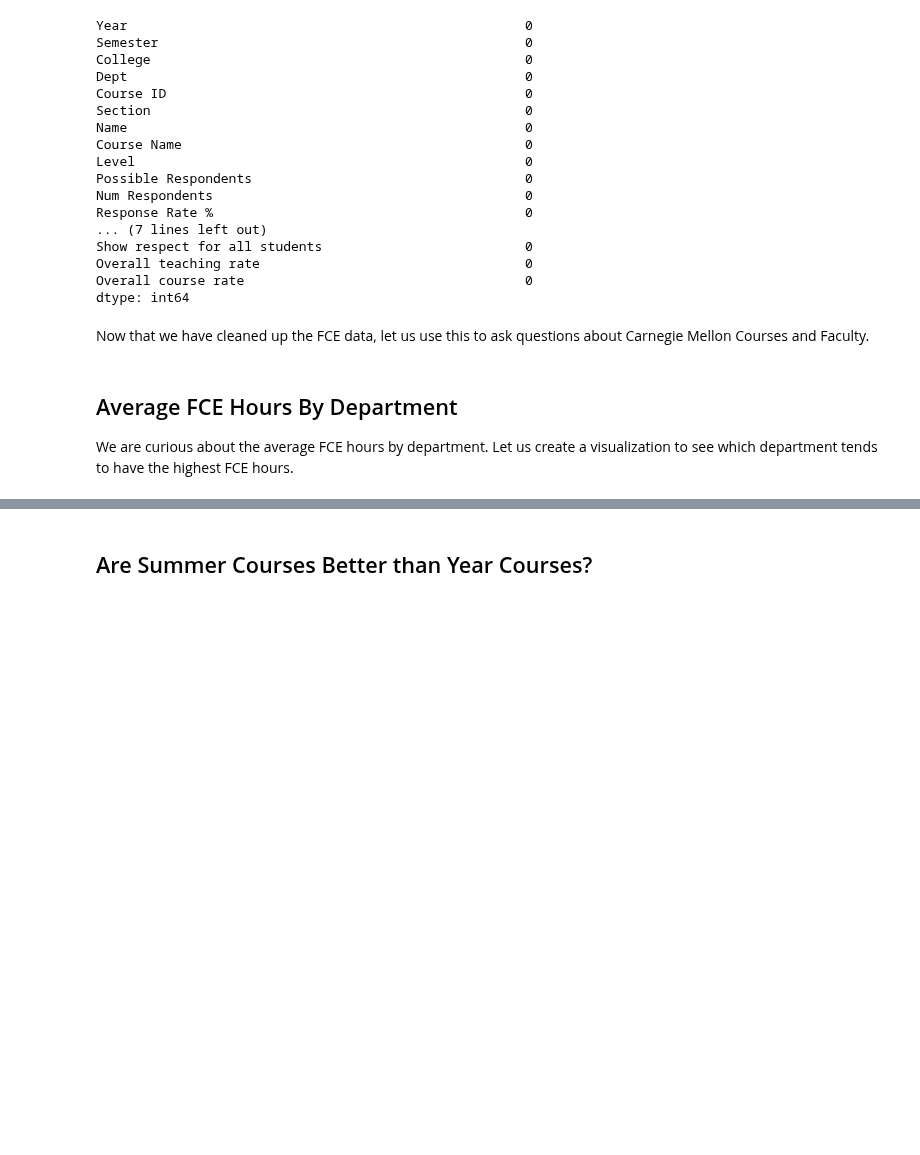
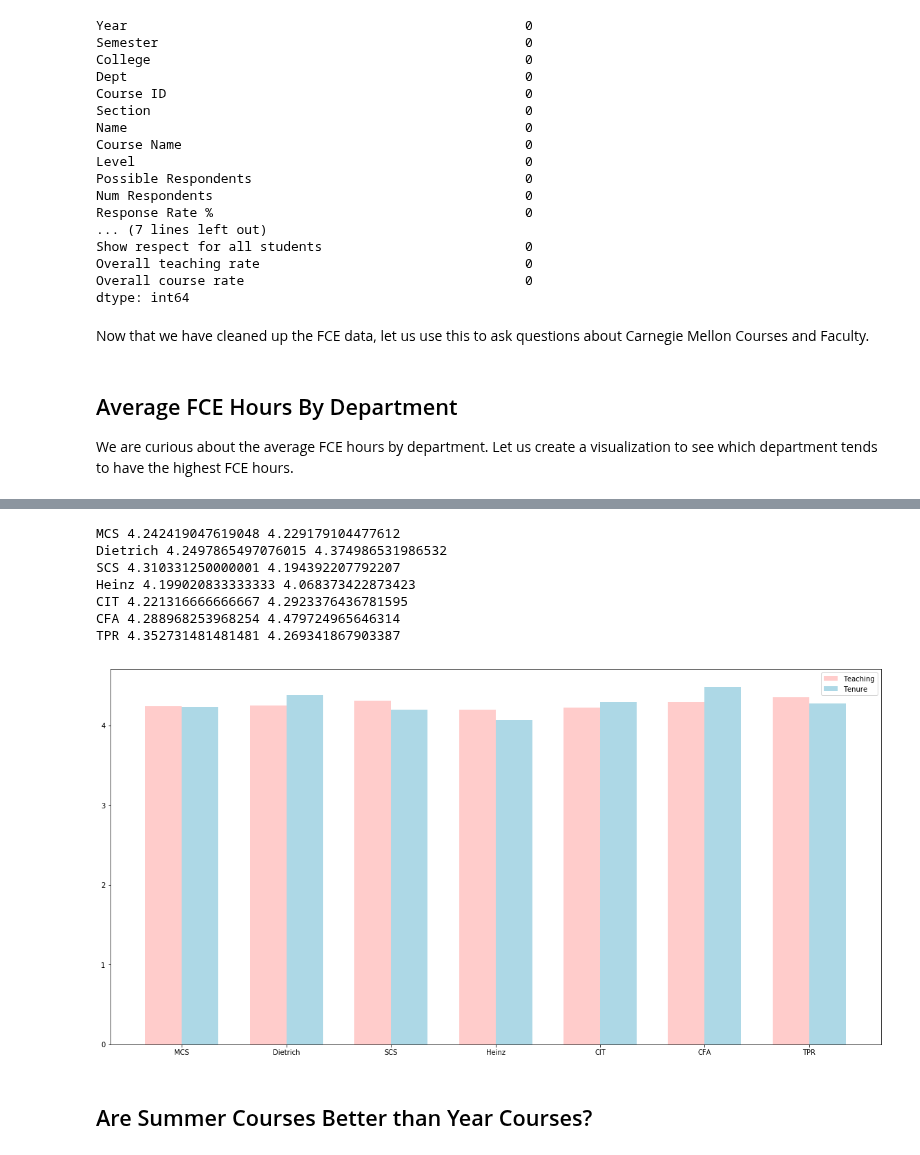
Before and after one commit to TheJYKoder/-15-388-Final-Project-F19-, a Jupyter notebook: 15388 Final Project FCE.ipynb, the cells around one changed output, grey strips where cells are left out. Saved outputs shown, nothing was run; the diff lists cells and outputs as text; code cells hidden in the pictures; blank space fills up the shorter version.

```diff
--- a/15388 Final Project FCE.ipynb
+++ b/15388 Final Project FCE.ipynb
@@ -356,0 +336,9 @@ df_2019SCS_info_merged
+# %%
+scraped_cfa_df = pd.read_csv(scraped_lst[5])
+
+scraped_cfa_df["Title"] = scraped_cfa_df["Info"].apply(f)
+
+df_2019CFA_info_merged = df_2019CFA_info.merge(scraped_cfa_df, how="outer", left_index=True,right_index=True)
+if ("ItemID" in df_2019CFA_info_merged.columns) and ("Info" in df_2019CFA_info_merged.columns):
+    df_2019CFA_info_merged = df_2019CFA_info_merged.drop(columns=["ItemID", "Info"])
+df_2019CFA_info
@@ -356,0 +359,9 @@ df_2019SCS_info_merged
+# %%
+scraped_tpr_df = pd.read_csv(scraped_lst[6])
+
+scraped_tpr_df["Title"] = scraped_tpr_df["Info"].apply(f)
+
+df_2019TPR_info_merged = df_2019TPR_info.merge(scraped_tpr_df, how="outer", left_index=True,right_index=True)
+if ("ItemID" in df_2019TPR_info_merged.columns) and ("Info" in df_2019TPR_info_merged.columns):
+    df_2019TPR_info_merged = df_2019TPR_info_merged.drop(columns=["ItemID", "Info"])
+df_2019TPR_info
@@ -357,3 +382,45 @@ df_2019SCS_info_merged
+# %%
+schools = ["MCS", "Dietrich", "SCS", "Heinz", "CIT", "CFA", "TPR"]
+csvs = [df_2019MCS_info_merged, df_2019Dietrich_info_merged, df_2019SCS_info_merged,
+        df_2019Heinz_info_merged, df_2019CIT_info_merged, df_2019CFA_info_merged, df_2019TPR_info_merged]
+
+teachList = []
+tenureList = []
+
+for file in csvs:
+    teaching, tenure = getTeachingVsTenure(file)
+    teachList.append(sum(teaching)/len(teaching))
+    tenureList.append(sum(tenure)/len(tenure))
+
+N = len(schools)
+
+ind = np.arange(N)  # the x locations for the groups
+width = 0.35       # the width of the bars
+
+fig, ax = plt.subplots(figsize=(20, 10))
+bar1 = ax.bar(ind, teachList, width, color='#ffcccb')
+bar2 = ax.bar(ind + width, tenureList, width, color='#add8e6')
+
+# add some text for labels, title and axes ticks
+ax.set_xticks(ind + width / 2)
+ax.set_xticklabels(schools)
+
+for x in range(len(teachList)):
+    print(schools[x], teachList[x], tenureList[x])
+
+
+ax.legend((bar1[0], bar2[0]), ('Teaching', 'Tenure'))
+
+plt.show()
+# %% [output]
+MCS 4.242419047619048 4.229179104477612
+Dietrich 4.2497865497076015 4.374986531986532
+SCS 4.310331250000001 4.194392207792207
+Heinz 4.199020833333333 4.068373422873423
+CIT 4.221316666666667 4.2923376436781595
+CFA 4.288968253968254 4.479724965646314
+TPR 4.352731481481481 4.269341867903387
+[figure, added]
 # %% [markdown]
 ## Are Summer Courses Better than Year Courses?
 # %%
```
Also changed, not shown: parts of 67 cells of this notebook.
